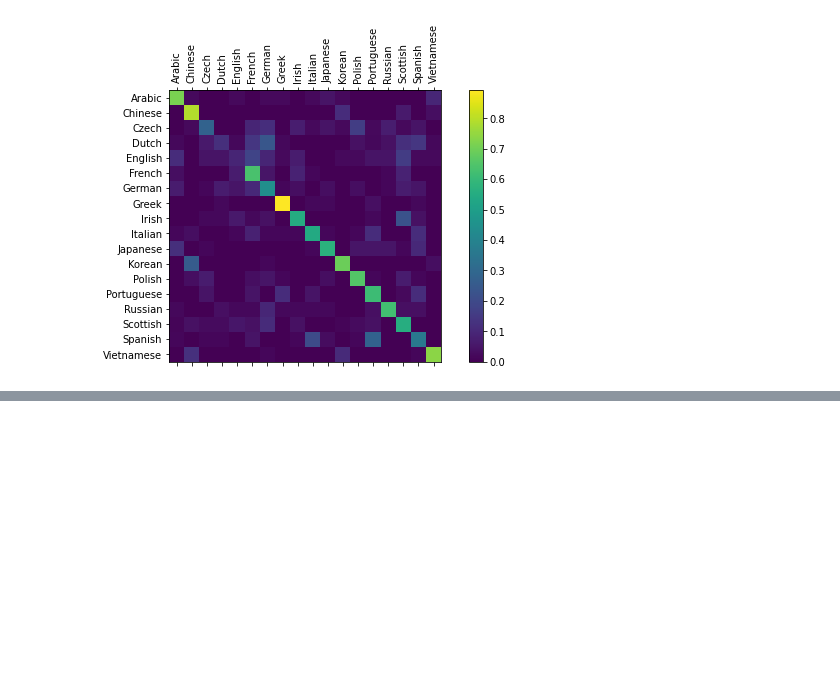
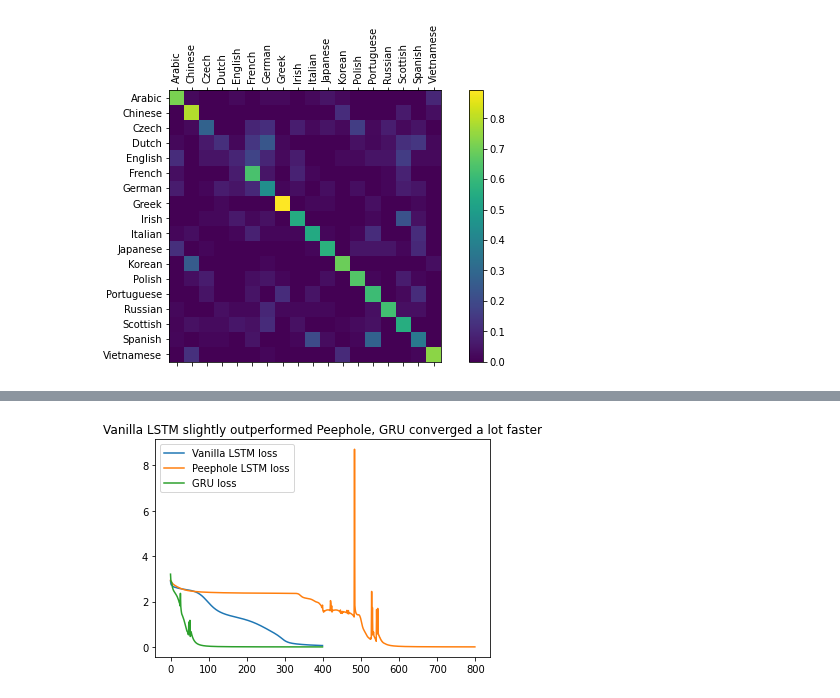
Before and after one commit to hans-elliott99/python-ml, a Jupyter notebook: tutorials/pytorch/rnn-pytorch-implem.ipynb, the cells around one changed output, grey strips where cells are left out. Saved outputs shown, nothing was run; the diff lists cells and outputs as text; code cells hidden in the pictures; blank space fills up the shorter version.

```diff
--- a/tutorials/pytorch/rnn-pytorch-implem.ipynb
+++ b/tutorials/pytorch/rnn-pytorch-implem.ipynb
@@ -624,0 +1030,3 @@ plt.show()
+# %%
+vanil_loss, peep_loss, gru_loss = [], [], []
+epochs = 400
@@ -624,0 +1061,17 @@ plt.show()
+# %%
+# PEEP LSTM
+for ep in range(epochs):
+    for i in range(N_SAMPLES):
+        x, y, name = xs[i], ys[i], names[i]
+
+        logits, loss = peep_lstm.forward(x, y)
+
+        peep_lstm.backprop_update(lr=0.1) ##lowered lr for more stable training
+
+        if i == max(range(N_SAMPLES)):
+            peep_loss.append(loss.item())
+
+        # just print at the last epoch
+        if ep == max(range(epochs)):
+            print(f"{name} -----", end=" ")
+            print("true =", [y.item()], "| pred = ", [torch.argmax(logits).item()], "| loss = ", loss.item())
@@ -624,0 +1089,16 @@ plt.show()
+# %%
+# GRU
+for ep in range(epochs):
+    for i in range(N_SAMPLES):
+        x, y, name = xs[i], ys[i], names[i]
+
+        logits, loss = gru.forward(x, y)
+        gru.backprop_update(lr=0.1)
+
+        if i == max(range(N_SAMPLES)):
+            gru_loss.append(loss.item())
+
+        #just print at the last epoch
+        if ep == max(range(epochs)):
+            print(f"{name} -----", end=" ")
+            print("true =", [y.item()], "| pred = ", [torch.argmax(logits).item()], "| loss = ", loss.item())
@@ -624,0 +1132,9 @@ plt.show()
+# %%
+plt.plot(vanil_loss, label="Vanilla LSTM loss")
+plt.plot(peep_loss, label="Peephole LSTM loss")
+plt.plot(gru_loss, label="GRU loss")
+plt.title("Vanilla LSTM outperformed Peephole, GRU converged a lot faster")
+plt.legend()
+plt.show()
+# %% [output]
+[figure, added]
```
Also changed, not shown: parts of 44 cells of this notebook, 1 other file.
